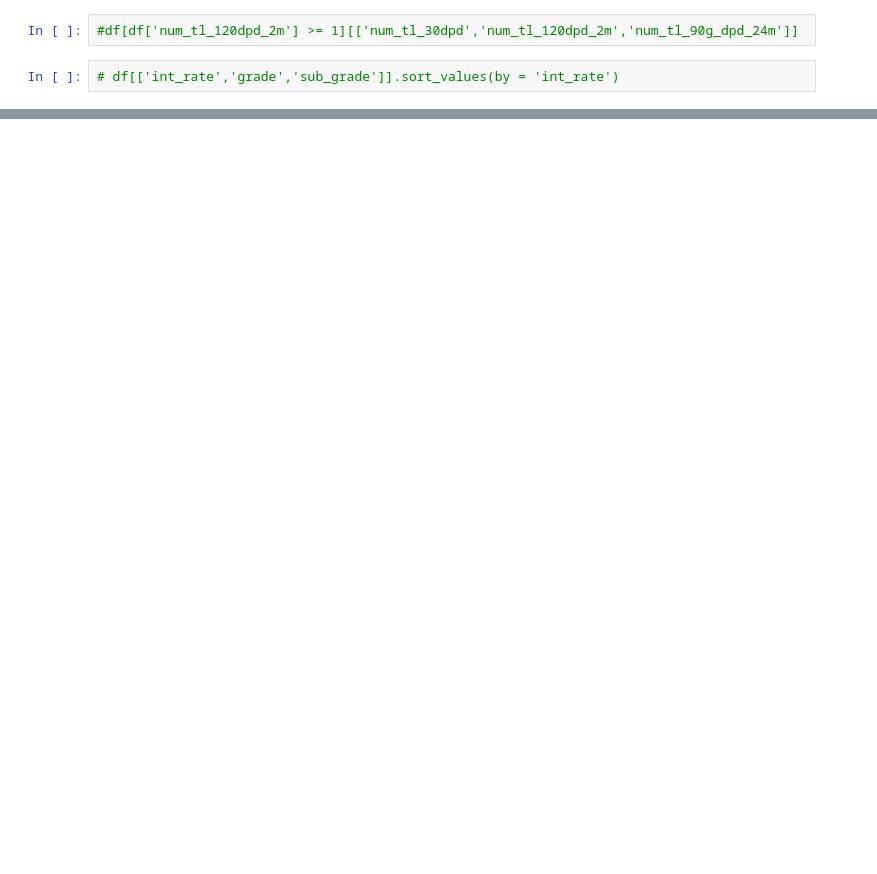
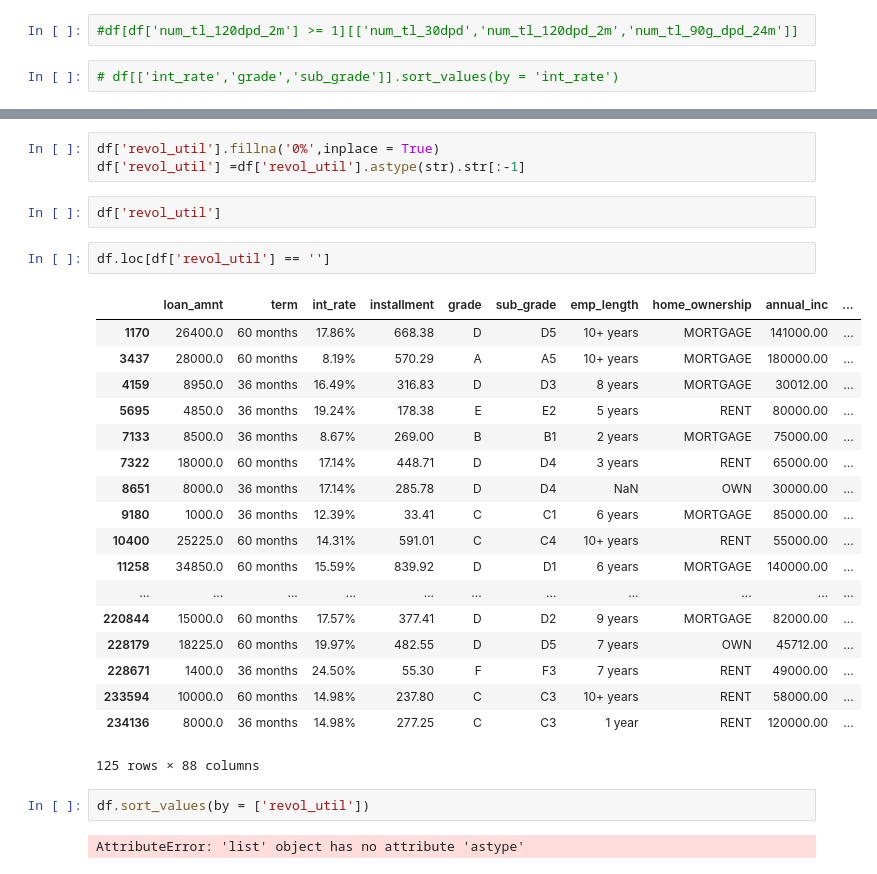
Before and after one commit to jeremyrchow/lending_club_default_model, a Jupyter notebook: EDA.ipynb, the cells around one changed output, grey strips where cells are left out. Cells and saved outputs as stored; diff of their text form; blank space fills up the shorter version.

```diff
--- a/EDA.ipynb
+++ b/EDA.ipynb
@@ -121,3 +139,33 @@ df.sample(5)
+# %%
+df['revol_util'].fillna('0%',inplace = True)
+df['revol_util'] =df['revol_util'].astype(str).str[:-1]
+# %%
+df['revol_util']
+# %%
+df.loc[df['revol_util'] == '']
+# %% [output]
+|  | loan_amnt | term | int_rate | installment | grade | sub_grade | emp_length | home_ownership | annual_inc | ... |
+| 1170 | 26400.0 | 60 months | 17.86% | 668.38 | D | D5 | 10+ years | MORTGAGE | 141000.00 | ... |
+| 3437 | 28000.0 | 60 months | 8.19% | 570.29 | A | A5 | 10+ years | MORTGAGE | 180000.00 | ... |
+| 4159 | 8950.0 | 36 months | 16.49% | 316.83 | D | D3 | 8 years | MORTGAGE | 30012.00 | ... |
+| 5695 | 4850.0 | 36 months | 19.24% | 178.38 | E | E2 | 5 years | RENT | 80000.00 | ... |
+| 7133 | 8500.0 | 36 months | 8.67% | 269.00 | B | B1 | 2 years | MORTGAGE | 75000.00 | ... |
+| 7322 | 18000.0 | 60 months | 17.14% | 448.71 | D | D4 | 3 years | RENT | 65000.00 | ... |
+| 8651 | 8000.0 | 36 months | 17.14% | 285.78 | D | D4 | NaN | OWN | 30000.00 | ... |
+| 9180 | 1000.0 | 36 months | 12.39% | 33.41 | C | C1 | 6 years | MORTGAGE | 85000.00 | ... |
+| 10400 | 25225.0 | 60 months | 14.31% | 591.01 | C | C4 | 10+ years | RENT | 55000.00 | ... |
+| 11258 | 34850.0 | 60 months | 15.59% | 839.92 | D | D1 | 6 years | MORTGAGE | 140000.00 | ... |
+| ... | ... | ... | ... | ... | ... | ... | ... | ... | ... | ... |
+| 220844 | 15000.0 | 60 months | 17.57% | 377.41 | D | D2 | 9 years | MORTGAGE | 82000.00 | ... |
+| 228179 | 18225.0 | 60 months | 19.97% | 482.55 | D | D5 | 7 years | OWN | 45712.00 | ... |
+| 228671 | 1400.0 | 36 months | 24.50% | 55.30 | F | F3 | 7 years | RENT | 49000.00 | ... |
+| 233594 | 10000.0 | 60 months | 14.98% | 237.80 | C | C3 | 10+ years | RENT | 58000.00 | ... |
+| 234136 | 8000.0 | 36 months | 14.98% | 277.25 | C | C3 | 1 year | RENT | 120000.00 | ... |
+125 rows × 88 columns
+# %%
+df.sort_values(by = ['revol_util'])
+# %% [output]
+AttributeError: 'list' object has no attribute 'astype'
 # %%
 # Clean columns
 df['term'] = df['term'].str.replace('36 months','short').str.replace('60 months','long').str.strip()
```
Also changed, not shown: parts of 19 cells of this notebook, 1 other file.
